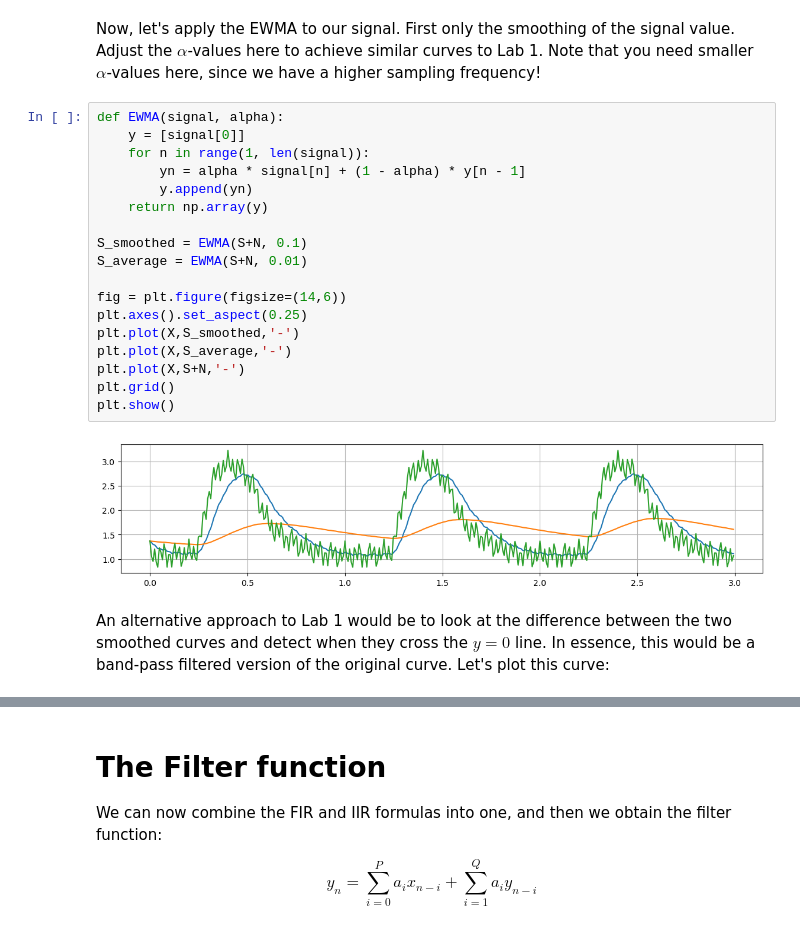
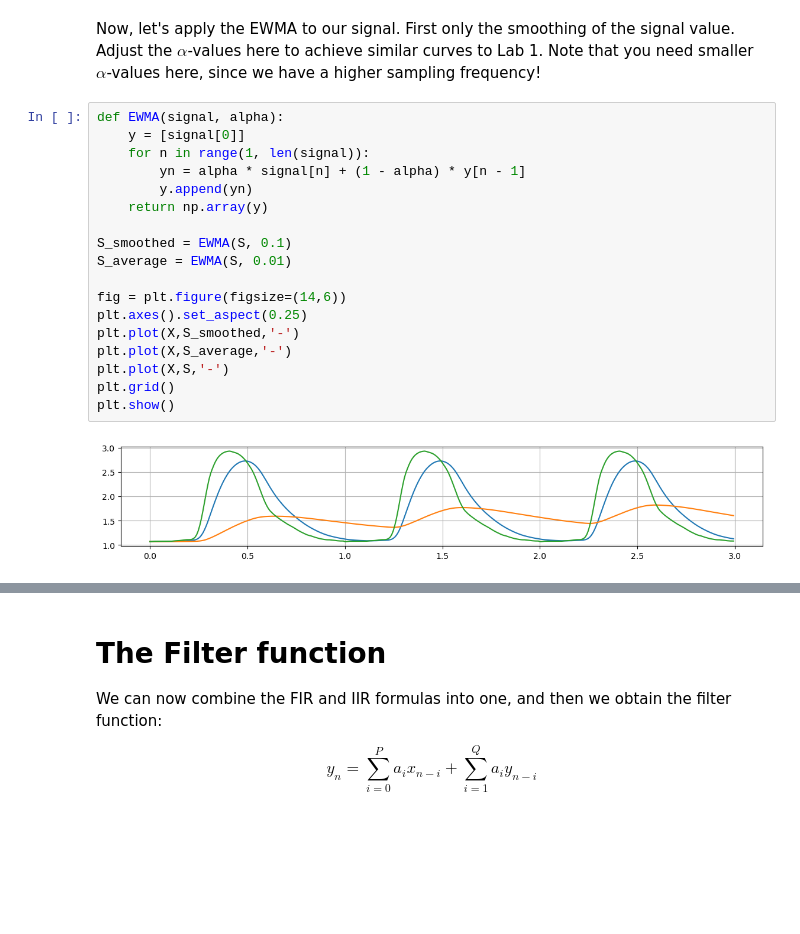
Before and after one commit to martinjnl/medsigproc, a Jupyter notebook: LPFilter.ipynb, the cells around one changed output, grey strips where cells are left out. Saved outputs shown, nothing was run; the diff lists cells and outputs as text; blank space fills up the shorter version.

```diff
--- a/LPFilter.ipynb
+++ b/LPFilter.ipynb
@@ -387,22 +387,20 @@ Now, let's apply the EWMA to our signal. First only the smoothing of the signal
 # %%
 def EWMA(signal, alpha):
     y = [signal[0]]
     for n in range(1, len(signal)):
         yn = alpha * signal[n] + (1 - alpha) * y[n - 1]
         y.append(yn)
     return np.array(y)
 
-S_smoothed = EWMA(S+N, 0.1)
-S_average = EWMA(S+N, 0.01)
+S_smoothed = EWMA(S, 0.1)
+S_average = EWMA(S, 0.01)
 
 fig = plt.figure(figsize=(14,6))
 plt.axes().set_aspect(0.25)
 plt.plot(X,S_smoothed,'-')
 plt.plot(X,S_average,'-')
-plt.plot(X,S+N,'-')
+plt.plot(X,S,'-')
 plt.grid()
 plt.show()
 # %% [output]
-[figure, old version]
+[figure, new version]
-# %% [markdown]
-An alternative approach to Lab 1 would be to look at the difference between the two smoothed curves and detect when they cross the $y=0$ line. In essence, this would be a band-pass filtered version of the original curve. Let's plot this curve:
```
Also changed, not shown: parts of 3 cells of this notebook.
